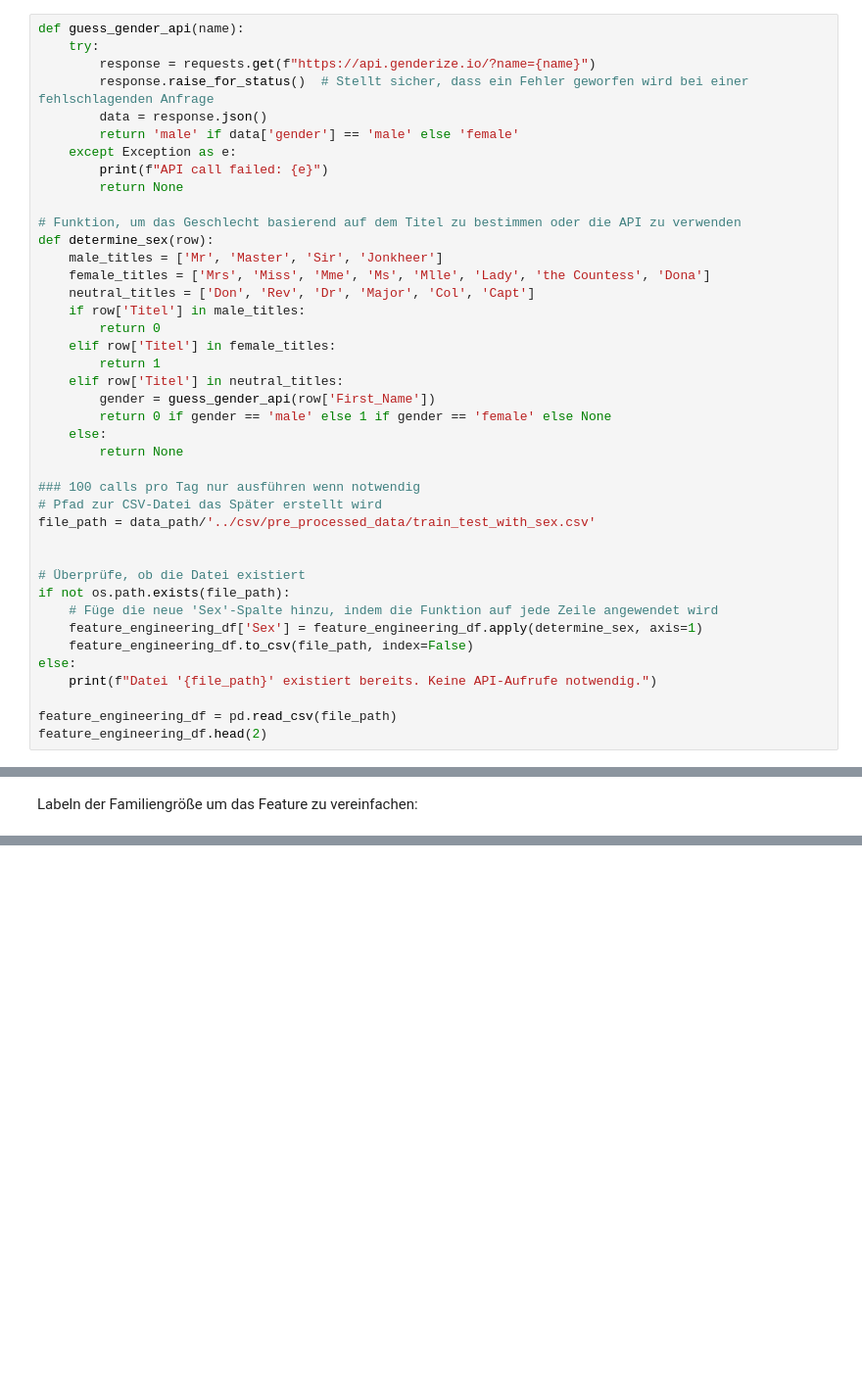
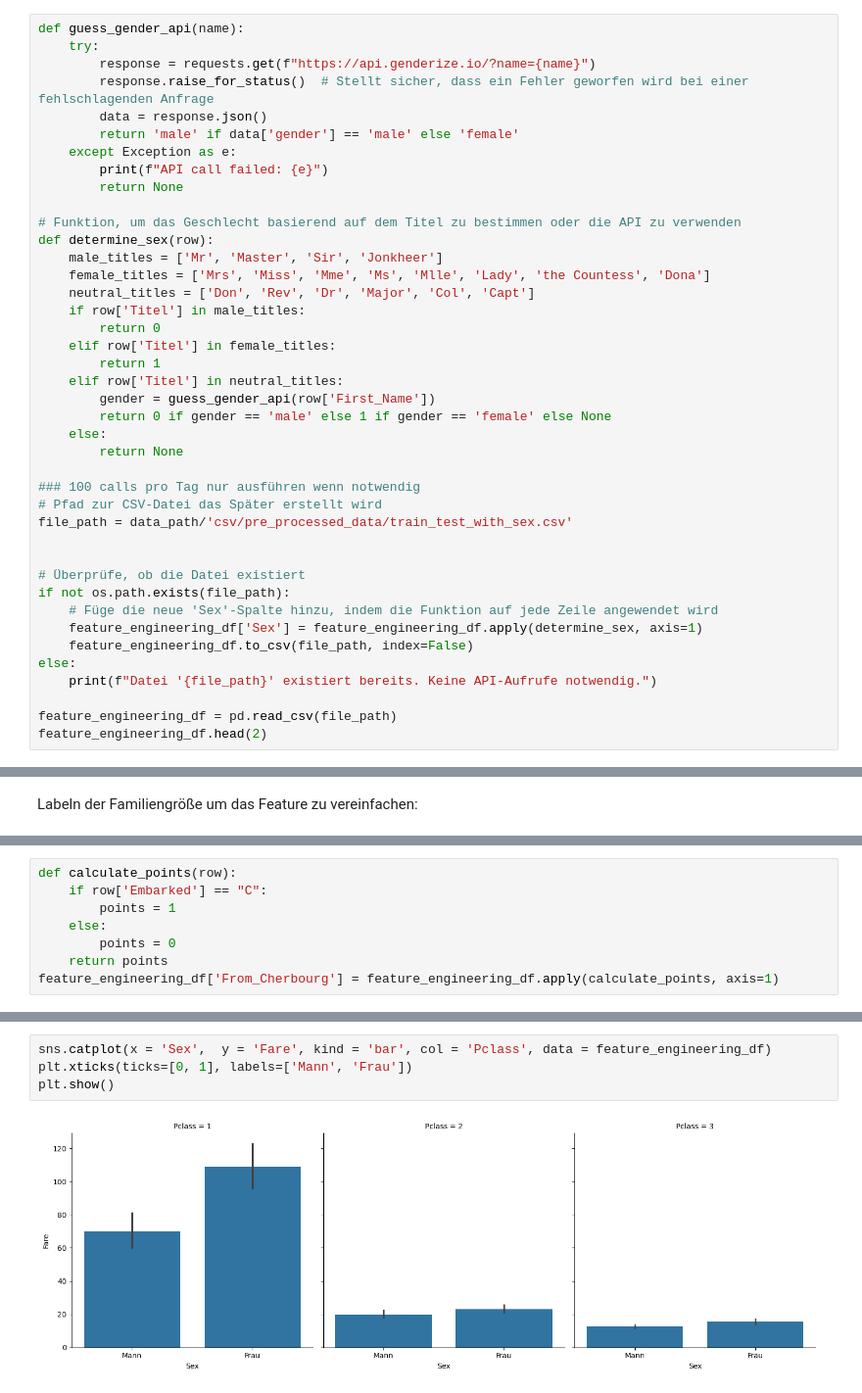
Before and after one commit to IvanBirkmaier/titanic_challenge, a Jupyter notebook: Ivan_Birkmaier_ai23m049.ipynb, the cells around one changed output, grey strips where cells are left out. Shown at 98% size. Cells and saved outputs as stored; diff of their text form; blank space fills up the shorter version.

```diff
--- a/Ivan_Birkmaier_ai23m049.ipynb
+++ b/Ivan_Birkmaier_ai23m049.ipynb
@@ -449,7 +474,7 @@ def determine_sex(row):
 
 ### 100 calls pro Tag nur ausführen wenn notwendig
 # Pfad zur CSV-Datei das Später erstellt wird
-file_path = data_path/'../csv/pre_processed_data/train_test_with_sex.csv'
+file_path = data_path/'csv/pre_processed_data/train_test_with_sex.csv'
 
 
 # Überprüfe, ob die Datei existiert
@@ -823,0 +725,8 @@ temp.to_csv("submission_test.csv", index = False)
+# %%
+def calculate_points(row):
+    if row['Embarked'] == "C":
+        points = 1
+    else:
+        points = 0
+    return points
+feature_engineering_df['From_Cherbourg'] = feature_engineering_df.apply(calculate_points, axis=1)
@@ -823,0 +738,6 @@ temp.to_csv("submission_test.csv", index = False)
+# %%
+sns.catplot(x = 'Sex',  y = 'Fare', kind = 'bar', col = 'Pclass', data = feature_engineering_df)
+plt.xticks(ticks=[0, 1], labels=['Mann', 'Frau'])
+plt.show()
+# %% [output]
+[figure, added]
```
Also changed, not shown: parts of 103 cells of this notebook, 26 other files.
